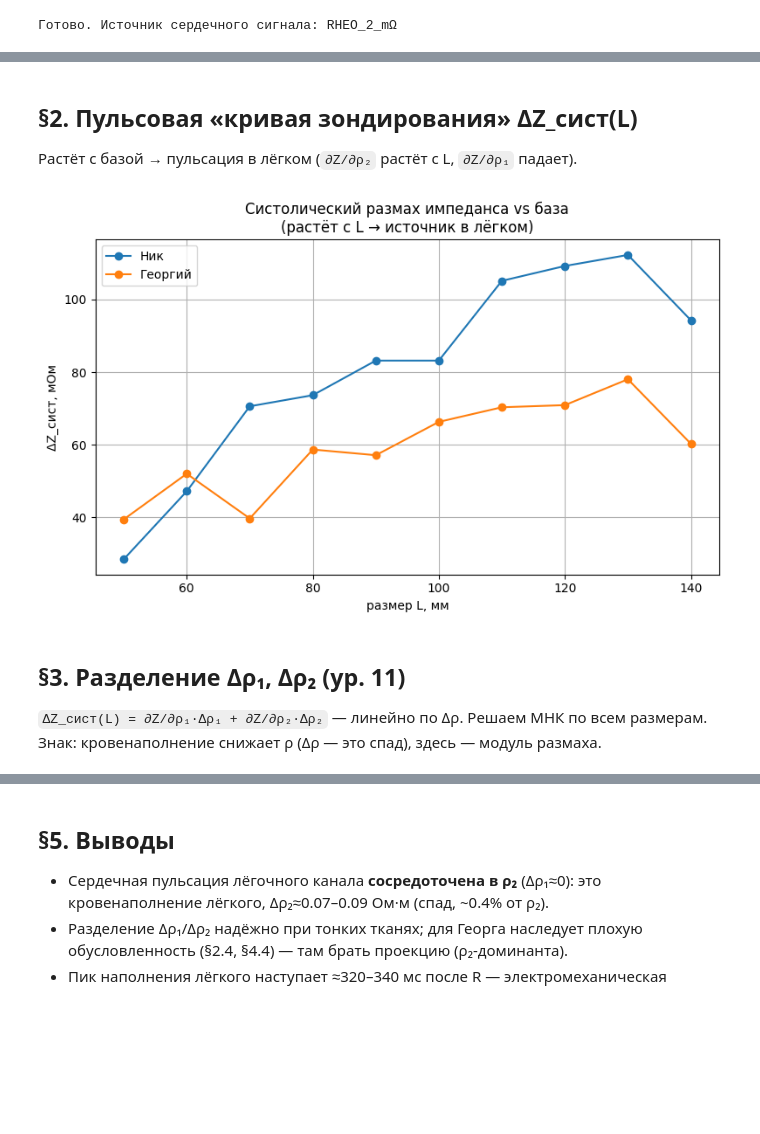
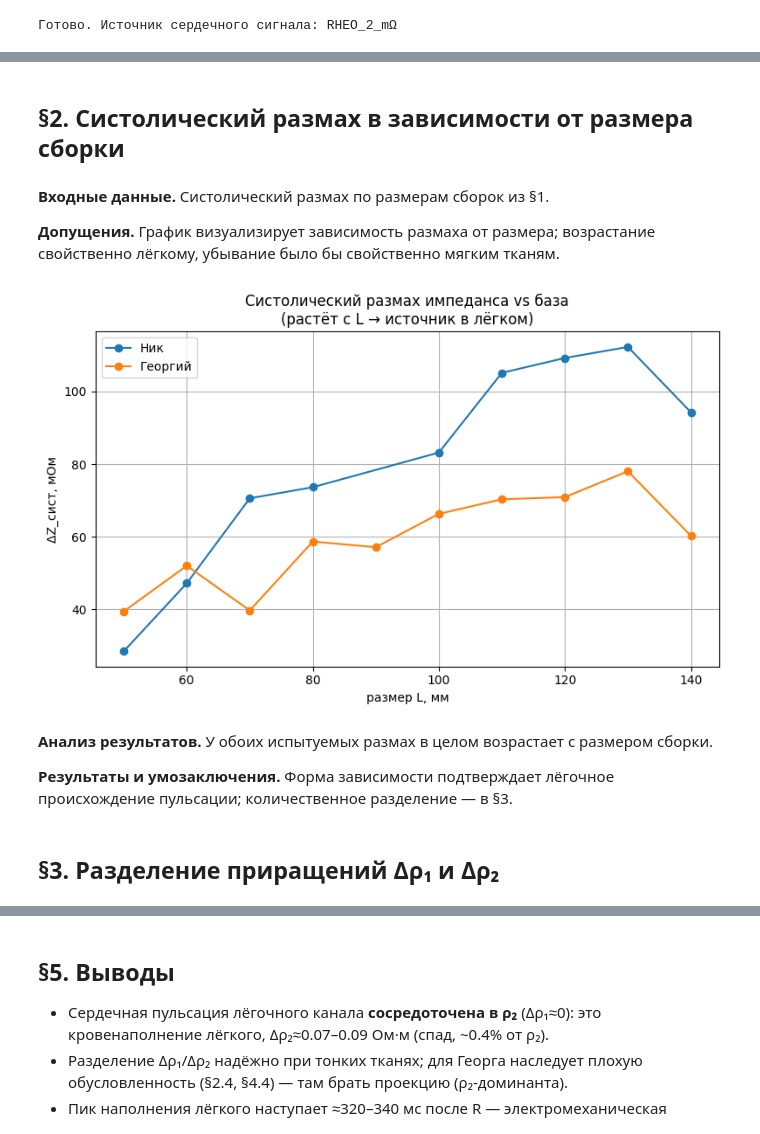
Before and after one commit to NixWrk/PhD_Disser, a Jupyter notebook: Colab Notebooks/11_Систолические_Δρ_и_задержка.ipynb, the cells around one changed output, grey strips where cells are left out. Cells and saved outputs as stored; diff of their text form; code cells hidden in the pictures; blank space fills up the shorter version.

```diff
--- a/Colab Notebooks/11_Систолические_Δρ_и_задержка.ipynb
+++ b/Colab Notebooks/11_Систолические_Δρ_и_задержка.ipynb
@@ -80,12 +139,12 @@ def load_record(info, sz):
 ENS = {}
 for name, info in SUBJECTS.items():
     ENS[name] = {}
-    for sz in SIZES:
+    for sz in info["sizes"]:
         df, fs, R, rec = load_record(info, sz)
         avg, tr, nb = ensemble(df, R, fs)
         ENS[name][sz] = dict(avg=avg, t=tr, nbeats=nb,
                              dZ=(avg.max()-avg.min())/1000.0,        # мОм->Ом
                              t_trough=tr[np.argmin(avg)])
     print("%-8s ΔZ_сист(L): %s мОм"
-          % (name, [int(ENS[name][s]["dZ"]*1000) for s in SIZES]))
+          % (name, [int(ENS[name][s]["dZ"]*1000) for s in info["sizes"]]))
 # %% [output]
@@ -94,18 +157,22 @@ for name, info in SUBJECTS.items():
 # %% [markdown]
-## §2. Пульсовая «кривая зондирования» ΔZ_сист(L)
-
-Растёт с базой → пульсация в лёгком (`∂Z/∂ρ₂` растёт с L, `∂Z/∂ρ₁` падает).
+## §2. Систолический размах в зависимости от размера сборки
+# %% [markdown]
+**Входные данные.** Систолический размах по размерам сборок из §1.
+
+**Допущения.** График визуализирует зависимость размаха от размера; возрастание свойственно лёгкому, убывание было бы свойственно мягким тканям.
 # %%
 # @title График ΔZ_сист(L)
 plt.figure(figsize=(8, 5))
 for name in SUBJECTS:
-    plt.plot(SIZES, [ENS[name][s]["dZ"]*1000 for s in SIZES], "o-", label=name)
+    plt.plot(sorted(ENS[name]), [ENS[name][s]["dZ"]*1000 for s in sorted(ENS[name])], "o-", label=name)
 plt.xlabel("размер L, мм"); plt.ylabel("ΔZ_сист, мОм")
 plt.title("Систолический размах импеданса vs база\n(растёт с L → источник в лёгком)")
 plt.legend(); plt.grid(True); plt.tight_layout(); plt.show()
 # %% [output]
-[figure, old version]
+[figure, new version]
+# %% [markdown]
+**Анализ результатов.** У обоих испытуемых размах в целом возрастает с размером сборки.
+
+**Результаты и умозаключения.** Форма зависимости подтверждает лёгочное происхождение пульсации; количественное разделение — в §3.
 # %% [markdown]
-## §3. Разделение Δρ₁, Δρ₂ (ур. 11)
-
-`ΔZ_сист(L) = ∂Z/∂ρ₁·Δρ₁ + ∂Z/∂ρ₂·Δρ₂` — линейно по Δρ. Решаем МНК по всем размерам. Знак: кровенаполнение снижает ρ (Δρ — это спад), здесь — модуль размаха.
+## §3. Разделение приращений Δρ₁ и Δρ₂
```
Also changed, not shown: parts of 28 cells of this notebook, 8 other files.
